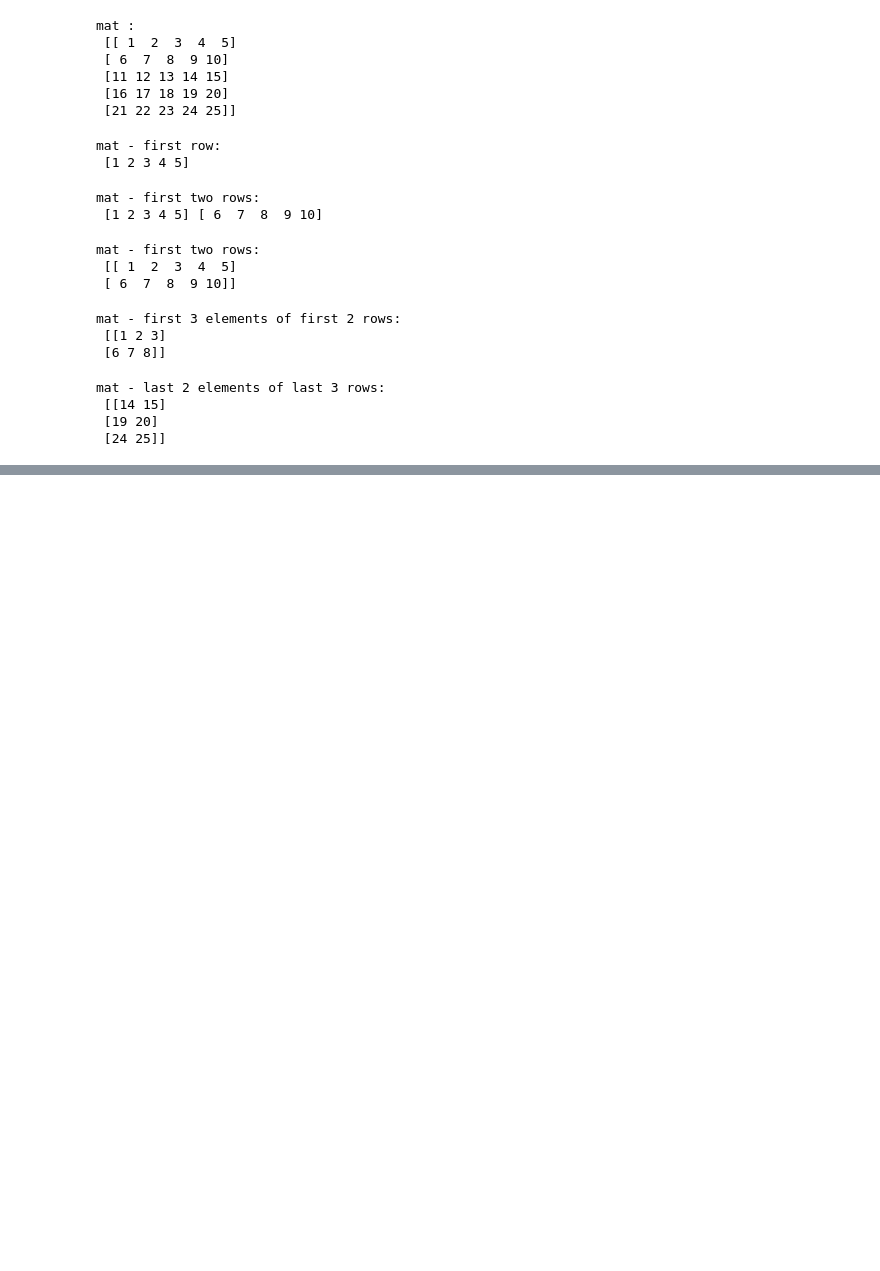
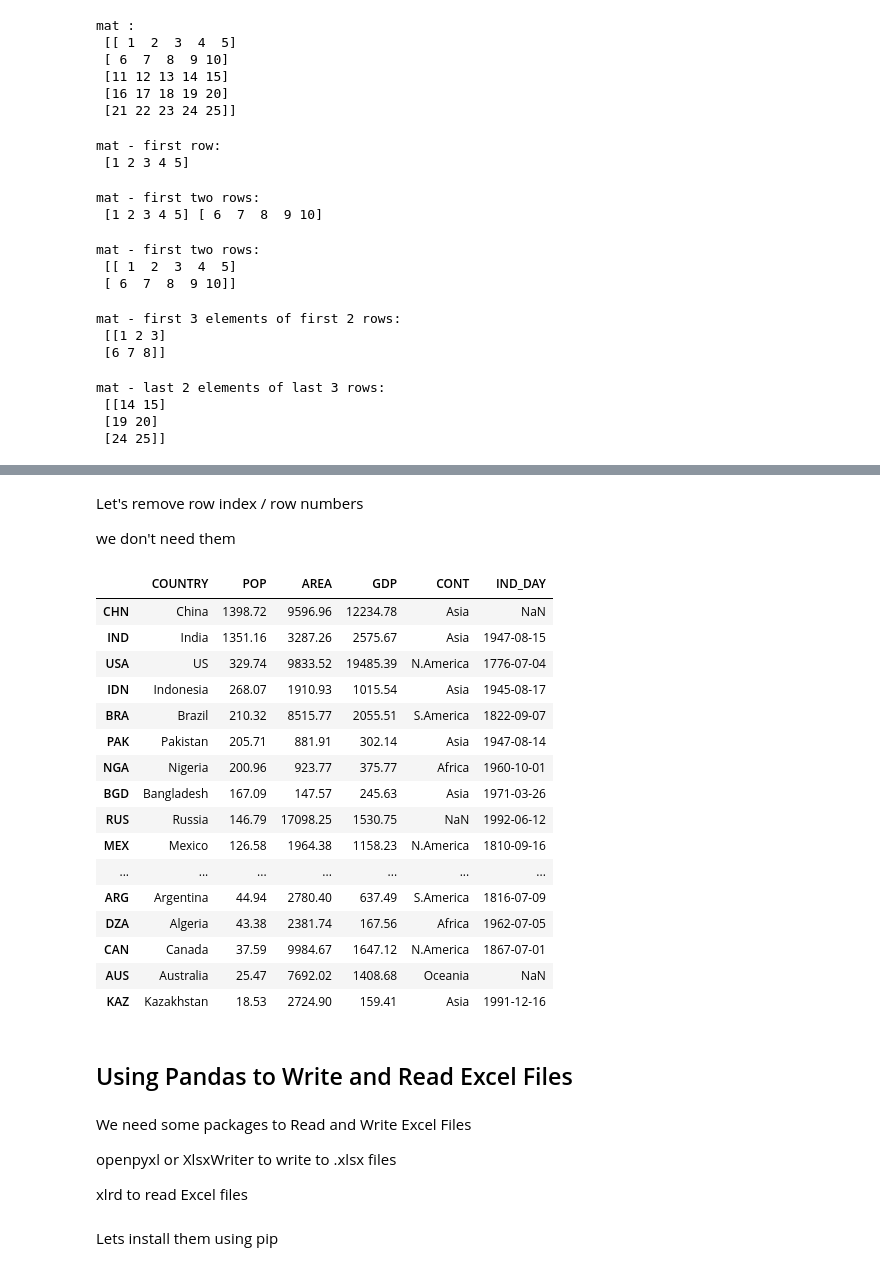
Before and after one commit to AJAY-22/Python_Practicals, a Jupyter notebook: PyLabPractice.ipynb, the cells around one changed output, grey strips where cells are left out. Saved outputs shown, nothing was run; the diff lists cells and outputs as text; code cells hidden in the pictures; blank space fills up the shorter version.

```diff
--- a/PyLabPractice.ipynb
+++ b/PyLabPractice.ipynb
@@ -597,0 +753,35 @@ mat - last 2 elements of last 3 rows:
+# %% [markdown]
+Let's remove row index / row numbers
+
+we don't need them
+# %%
+df = pd.read_csv('contries_data.csv', index_col=0)
+df
+# %% [output]
+|  | COUNTRY | POP | AREA | GDP | CONT | IND_DAY |
+| CHN | China | 1398.72 | 9596.96 | 12234.78 | Asia | NaN |
+| IND | India | 1351.16 | 3287.26 | 2575.67 | Asia | 1947-08-15 |
+| USA | US | 329.74 | 9833.52 | 19485.39 | N.America | 1776-07-04 |
+| IDN | Indonesia | 268.07 | 1910.93 | 1015.54 | Asia | 1945-08-17 |
+| BRA | Brazil | 210.32 | 8515.77 | 2055.51 | S.America | 1822-09-07 |
+| PAK | Pakistan | 205.71 | 881.91 | 302.14 | Asia | 1947-08-14 |
+| NGA | Nigeria | 200.96 | 923.77 | 375.77 | Africa | 1960-10-01 |
+| BGD | Bangladesh | 167.09 | 147.57 | 245.63 | Asia | 1971-03-26 |
+| RUS | Russia | 146.79 | 17098.25 | 1530.75 | NaN | 1992-06-12 |
+| MEX | Mexico | 126.58 | 1964.38 | 1158.23 | N.America | 1810-09-16 |
+| ... | ... | ... | ... | ... | ... | ... |
+| ARG | Argentina | 44.94 | 2780.40 | 637.49 | S.America | 1816-07-09 |
+| DZA | Algeria | 43.38 | 2381.74 | 167.56 | Africa | 1962-07-05 |
+| CAN | Canada | 37.59 | 9984.67 | 1647.12 | N.America | 1867-07-01 |
+| AUS | Australia | 25.47 | 7692.02 | 1408.68 | Oceania | NaN |
+| KAZ | Kazakhstan | 18.53 | 2724.90 | 159.41 | Asia | 1991-12-16 |
+# %% [markdown]
+## Using Pandas to Write and Read Excel Files
+# %% [markdown]
+We need some packages to Read and Write Excel Files
+
+openpyxl or XlsxWriter to write to .xlsx files
+
+xlrd to read Excel files
+# %% [markdown]
+Lets install them using pip
```
Also changed, not shown: parts of 28 cells of this notebook.
